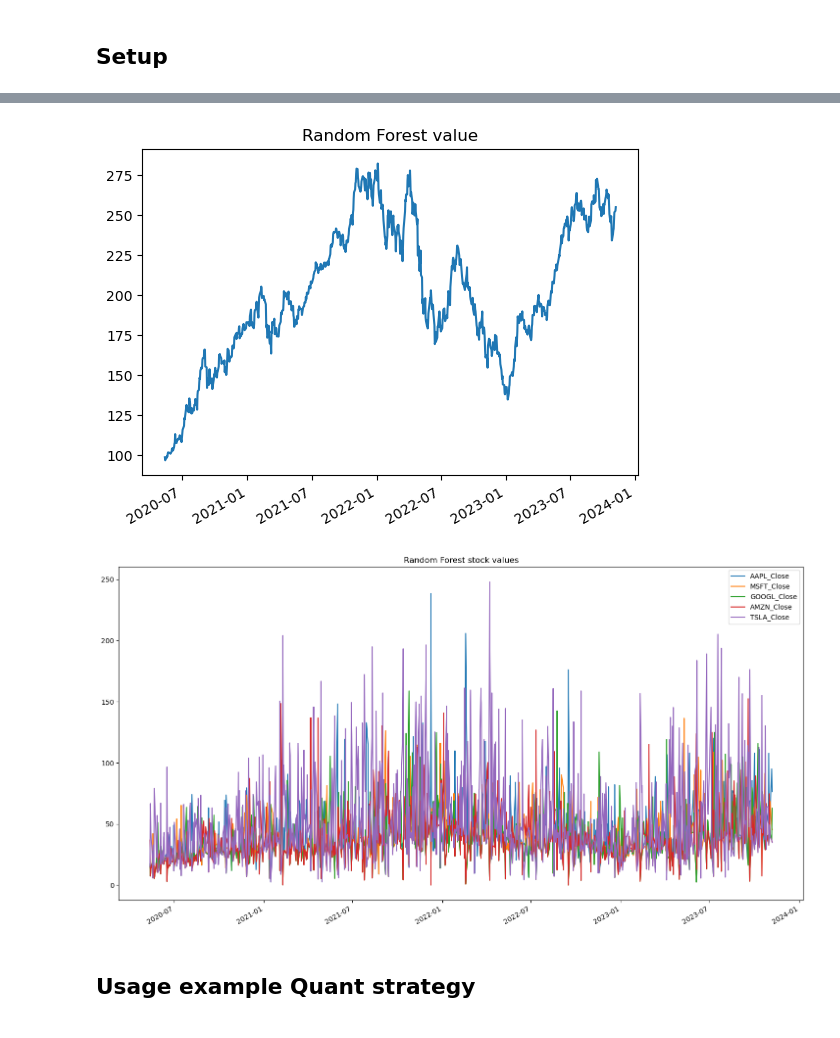
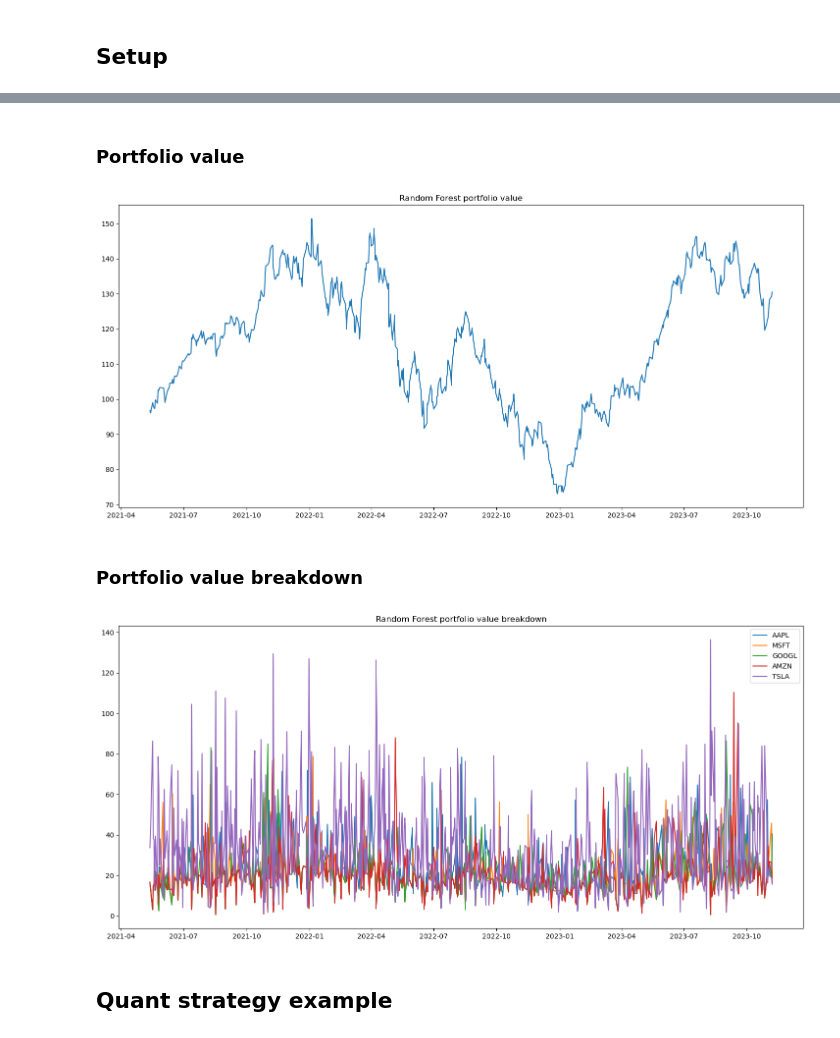
Before and after one commit to blush-finance/backtester, a Jupyter notebook: main.ipynb, the cells around one changed output, grey strips where cells are left out. Cells and saved outputs as stored; diff of their text form; code cells hidden in the pictures.

```diff
--- a/main.ipynb
+++ b/main.ipynb
@@ -10,9 +12,7 @@ import backtester
 # %%
 equity_symbols = ["AAPL", "MSFT", "GOOGL", "AMZN", "TSLA", "^GSPC"]
 
-data = helpers.data_download(equity_symbols)
-stock_return_data = data.drop('^GSPC_Close', axis=1)
-index_data = data.loc[:, ['^GSPC_Close']]
-sample_split_index = len(data) // 2
-
-stock_return_data
+equity_returns = helpers.download_equity_returns(equity_symbols, days=365 * 5)
+stock_returns = equity_returns.drop('^GSPC', axis=1)
+index_returns = equity_returns.loc[:, ['^GSPC']]
+sample_split_index = len(equity_returns) // 2
@@ -36,14 +39,9 @@ stock_return_data
 # %%
-y_training_data = stock_return_data[:sample_split_index]
-X_training_data = index_data[:sample_split_index]
-X_test_data = index_data[sample_split_index:]
-stock_test_data = stock_return_data[sample_split_index:]
+y_training_data = stock_returns[:sample_split_index]
+X_training_data = index_returns[:sample_split_index]
+X_test_data = index_returns[sample_split_index:]
+stock_test_data = stock_returns[sample_split_index:]
 
 ml_strategy = random_forest.Strategy()
 ml_strategy.train(y=y_training_data, X=X_training_data)
-report = backtester.test_strategy(ml_strategy, X_test_data, stock_test_data)
-
-display(f"{report.strategy_name} portfolio value: {report.portfolio_value}")
-display(f"{report.strategy_name} portfolio volatility: {report.portfolio_volatility}")
-display(report.portfolio_returns)
-display(report.portfolio_weights)
+report = backtester.run(ml_strategy, X_test_data, stock_test_data)
@@ -84,11 +101,15 @@ report.plot_portfolio_returns()
+# %% [markdown]
+### Portfolio value
 # %%
 report.plot_portfolio_value()
 # %% [output]
-[figure, old version]
+[figure, new version]
+# %% [markdown]
+### Portfolio value breakdown
 # %%
-report.plot_asset_values()
+report.plot_portfolio_value_breakdown()
 # %% [output]
-[figure, old version]
+[figure, new version]
 # %% [markdown]
-## Usage example Quant strategy
+## Quant strategy example
 # %%
```
Also changed, not shown: parts of 32 cells of this notebook, 2 other files.
